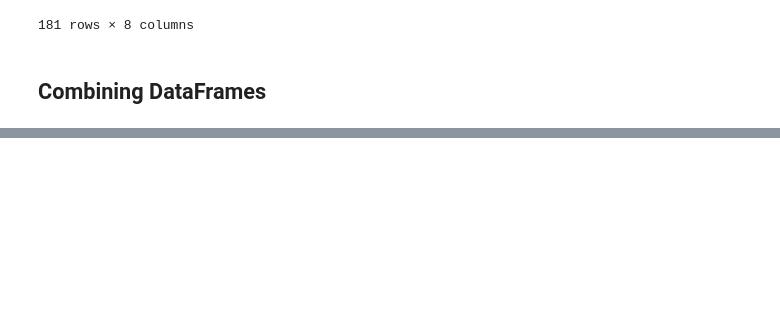
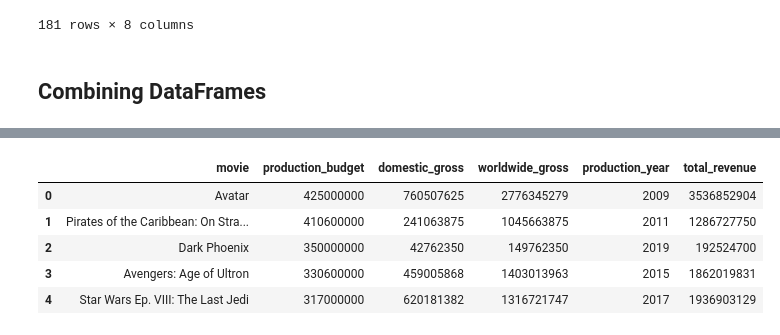
Before and after one commit to melodygr/microsoft_movie_analysis, a Jupyter notebook: DataCleaning.ipynb, the cells around one changed output, grey strips where cells are left out. Saved outputs shown, nothing was run; the diff lists cells and outputs as text; code cells hidden in the pictures; blank space fills up the shorter version.

```diff
--- a/DataCleaning.ipynb
+++ b/DataCleaning.ipynb
@@ -234,0 +246,9 @@ opus.head()
+# %%
+budgets_df.head()
+# %% [output]
+|  | movie | production_budget | domestic_gross | worldwide_gross | production_year | total_revenue |
+| 0 | Avatar | 425000000 | 760507625 | 2776345279 | 2009 | 3536852904 |
+| 1 | Pirates of the Caribbean: On Stra... | 410600000 | 241063875 | 1045663875 | 2011 | 1286727750 |
+| 2 | Dark Phoenix | 350000000 | 42762350 | 149762350 | 2019 | 192524700 |
+| 3 | Avengers: Age of Ultron | 330600000 | 459005868 | 1403013963 | 2015 | 1862019831 |
+| 4 | Star Wars Ep. VIII: The Last Jedi | 317000000 | 620181382 | 1316721747 | 2017 | 1936903129 |
```
Also changed, not shown: parts of 12 cells of this notebook, 2 other files.
